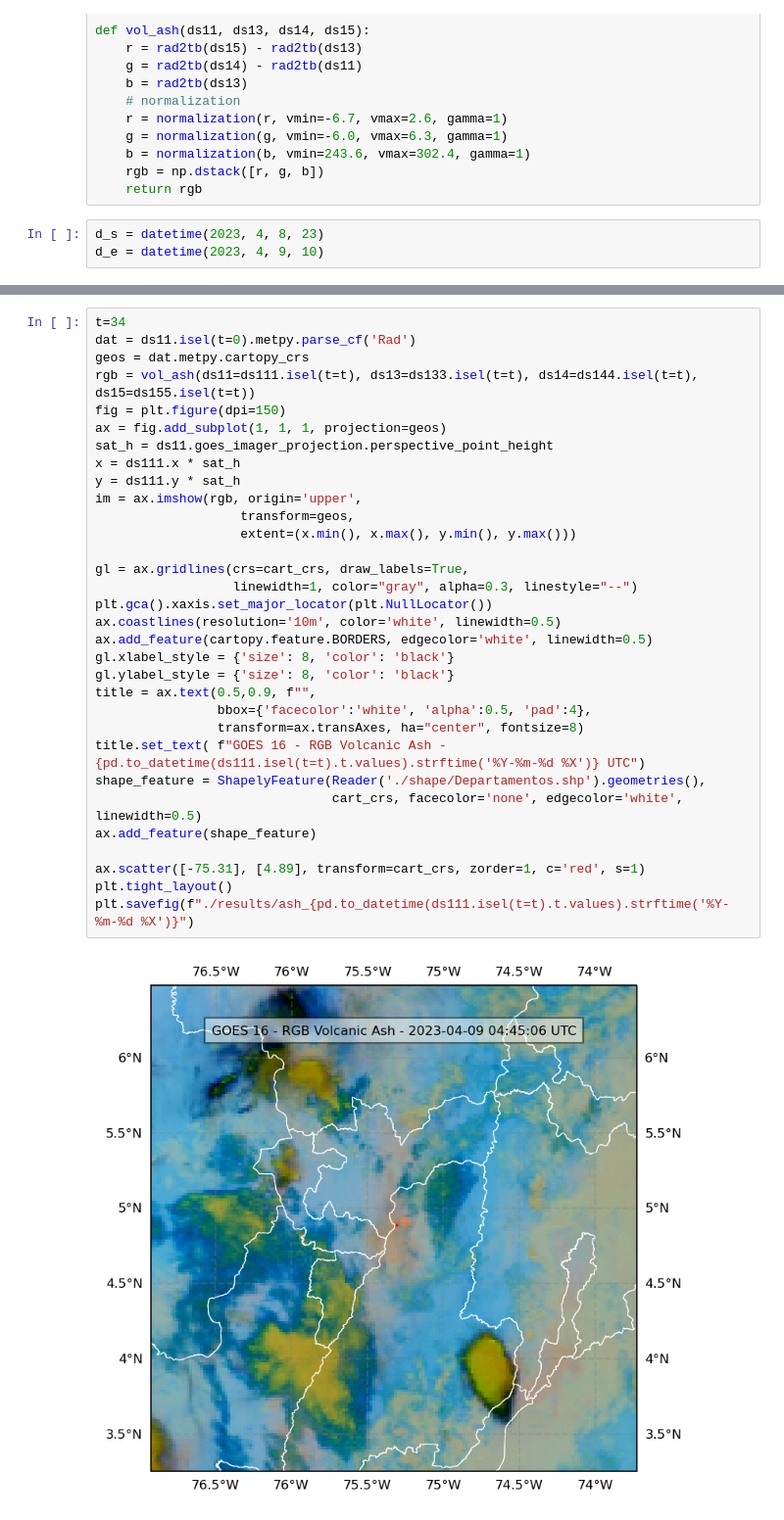
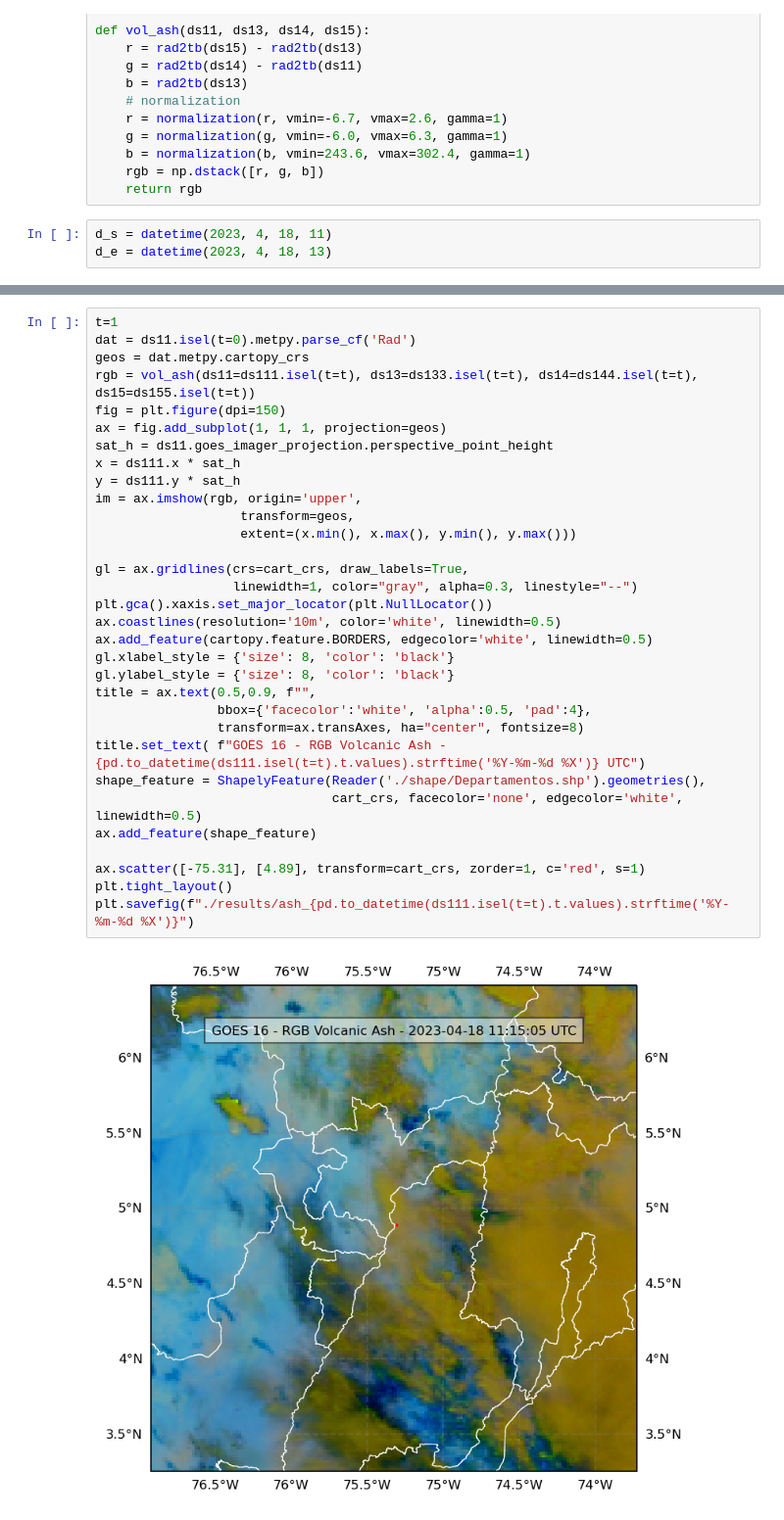
Before and after one commit to aladinor/notebooks, a Jupyter notebook: Goes16_Volcanic_Ash.ipynb, the cells around one changed output, grey strips where cells are left out. Shown at 98% size. Saved outputs shown, nothing was run; the diff lists cells and outputs as text.

```diff
--- a/Goes16_Volcanic_Ash.ipynb
+++ b/Goes16_Volcanic_Ash.ipynb
@@ -163,8 +163,8 @@ def vol_ash(ds11, ds13, ds14, ds15):
     rgb = np.dstack([r, g, b])
     return rgb
 # %%
-d_s = datetime(2023, 4, 8, 23)
-d_e = datetime(2023, 4, 9, 10)
+d_s = datetime(2023, 4, 18, 11)
+d_e = datetime(2023, 4, 18, 13)
 # %%
 %%time
 ds11 = goes16_ds(date_start=d_s, date_end=d_e, band="C11").sel(x=slice(-0.025, 0.03)).sel(y=slice(0.04, -0.01))
@@ -292,34 +298,34 @@ ani = FuncAnimation(fig, update_fig, frames=list(range(len(ds11.t))), interval=1
 # %%
-t=34
+t=1
 dat = ds11.isel(t=0).metpy.parse_cf('Rad')
 geos = dat.metpy.cartopy_crs
 rgb = vol_ash(ds11=ds111.isel(t=t), ds13=ds133.isel(t=t), ds14=ds144.isel(t=t), ds15=ds155.isel(t=t))
 fig = plt.figure(dpi=150)
 ax = fig.add_subplot(1, 1, 1, projection=geos)
 sat_h = ds11.goes_imager_projection.perspective_point_height
 x = ds111.x * sat_h
 y = ds111.y * sat_h
 im = ax.imshow(rgb, origin='upper',
                    transform=geos,
                    extent=(x.min(), x.max(), y.min(), y.max()))
 
 gl = ax.gridlines(crs=cart_crs, draw_labels=True,
                   linewidth=1, color="gray", alpha=0.3, linestyle="--")
 plt.gca().xaxis.set_major_locator(plt.NullLocator())
 ax.coastlines(resolution='10m', color='white', linewidth=0.5)
 ax.add_feature(cartopy.feature.BORDERS, edgecolor='white', linewidth=0.5)
 gl.xlabel_style = {'size': 8, 'color': 'black'}
 gl.ylabel_style = {'size': 8, 'color': 'black'}
 title = ax.text(0.5,0.9, f"",
                 bbox={'facecolor':'white', 'alpha':0.5, 'pad':4},
                 transform=ax.transAxes, ha="center", fontsize=8)
 title.set_text( f"GOES 16 - RGB Volcanic Ash - {pd.to_datetime(ds111.isel(t=t).t.values).strftime('%Y-%m-%d %X')} UTC")
 shape_feature = ShapelyFeature(Reader('./shape/Departamentos.shp').geometries(),
                                cart_crs, facecolor='none', edgecolor='white', linewidth=0.5)
 ax.add_feature(shape_feature)
 
 ax.scatter([-75.31], [4.89], transform=cart_crs, zorder=1, c='red', s=1)
 plt.tight_layout()
 plt.savefig(f"./results/ash_{pd.to_datetime(ds111.isel(t=t).t.values).strftime('%Y-%m-%d %X')}")
 # %% [output]
-[figure, old version]
+[figure, new version]
```
Also changed, not shown: parts of 10 cells of this notebook, 1 other file.
